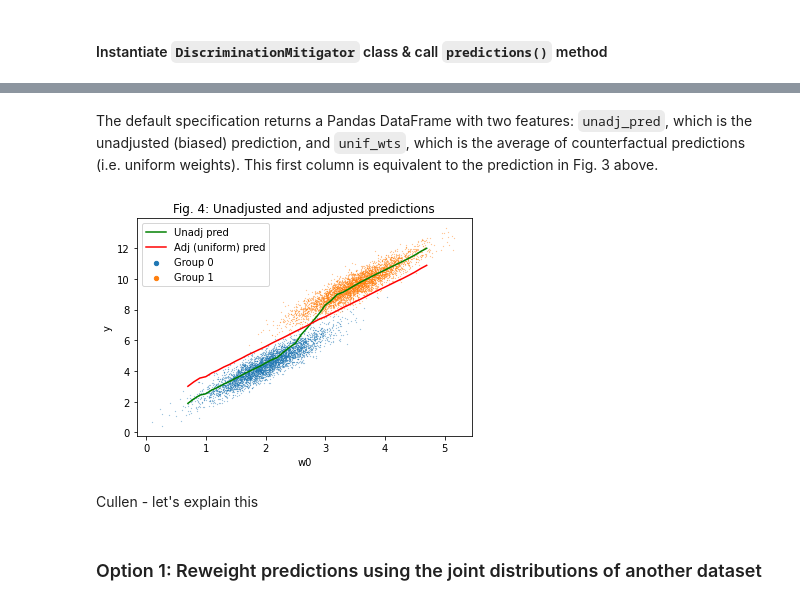
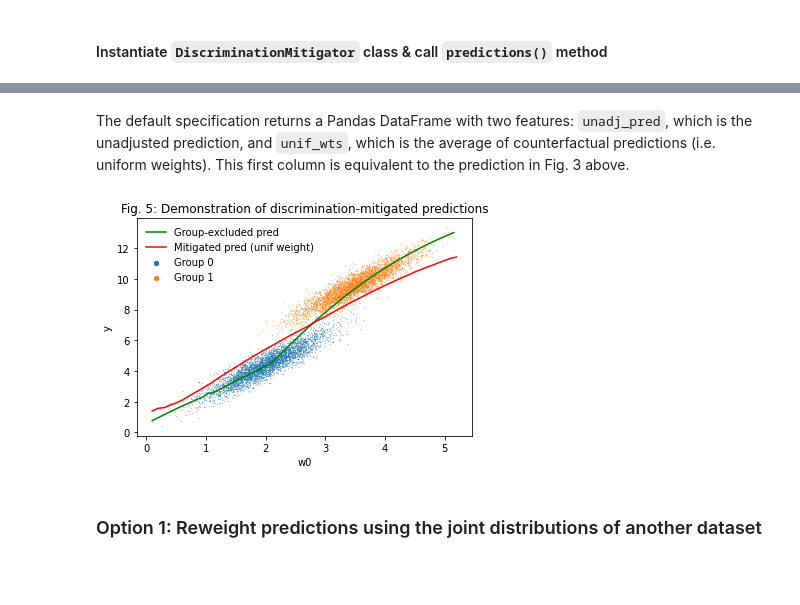
Before and after one commit to kingjosephm/DiscriminationMitigation, a Jupyter notebook: Example.ipynb, the cells around one changed output, grey strips where cells are left out. Drawn from its saved outputs; the diff is of its cells as text; code cells hidden in the pictures; blank space fills up the shorter version.

```diff
--- a/Example.ipynb
+++ b/Example.ipynb
@@ -14,11 +18,10 @@ tf.compat.v1.logging.set_verbosity(tf.compat.v1.logging.ERROR) # turn off tensor
 def keras_model():
     tf.keras.backend.clear_session()
     model = tf.keras.Sequential()
-    model.add(tf.keras.layers.Dense(32))
-    model.add(tf.keras.layers.Dropout(0.2))
-    model.add(tf.keras.layers.Dense(128))
-    model.add(tf.keras.layers.Dropout(0.2))
-    model.add(tf.keras.layers.Dense(16))
+    model.add(tf.keras.layers.Dense(32, activation='tanh'))
+    model.add(tf.keras.layers.Dropout(0.01))
+    model.add(tf.keras.layers.Dense(16, activation='relu'))
+    model.add(tf.keras.layers.Dropout(0.01))
     model.add(tf.keras.layers.Dense(1))
     model.compile(optimizer='adam', loss='mse')
     return model
@@ -118,5 +135,0 @@ plt.show()
-# %%
-model = keras_model()
-model.fit(synth[['c0', 'c1', 'w0']], synth['y'], epochs=60, batch_size=128, verbose=0)
-pred = pd.DataFrame(model.predict(synth[['c0', 'c1', 'w0']]))
-pred = aggregate_data(pred)
@@ -156,8 +291,8 @@ The config file requires users specify the protected class feature(s) as a list.
 *NOTE: PROTECTED CLASS FEATURE(S) MUST BE INCLUDED IN THE TRAINING MODEL!!*
 # %%
 # Note - we estimate the same model as directly above for clarity
-model = keras_model()
-model.fit(synth[['c0', 'c1', 'w0']], synth['y'], epochs=60, batch_size=128, verbose=0)
+comprehensive_model = keras_model()
+comprehensive_model.fit(synth[['c0', 'c1', 'w0']], synth['y'], epochs=60, batch_size=128, verbose=0)
 # %% [output]
 <tensorflow.python.keras.callbacks.History at 0x...>
 # %% [markdown]
@@ -187,20 +337,22 @@ max      13.026226    11.888220
 # %% [markdown]
-The default specification returns a Pandas DataFrame with two features: `unadj_pred`, which is the unadjusted (biased) prediction, and `unif_wts`, which is the average of counterfactual predictions (i.e. uniform weights). This first column is equivalent to the prediction in Fig. 3 above.
+The default specification returns a Pandas DataFrame with two features: `unadj_pred`, which is the unadjusted prediction, and `unif_wts`, which is the average of counterfactual predictions (i.e. uniform weights). This first column is equivalent to the prediction in Fig. 3 above.
 # %%
 avg = aggregate_data(mitigated) # Average by rounded 'w0'
 plt.scatter(c0_grp["w0"], c0_grp["y"], label='Group 0', s=0.03)
 plt.scatter(c1_grp["w0"], c1_grp["y"], label='Group 1', s=0.03)
-plt.plot(avg['unadj_pred'], label='Unadj pred', color='green')
-plt.plot(avg['unif_wts'], label='Adj (uniform) pred', color='red')
-plt.title('Fig. 4: Unadjusted and adjusted predictions')
+
+group_excluded_model = keras_model()
+group_excluded_model.fit(synth[['w0']], synth['y'], epochs=60, batch_size=128, verbose=0)
+group_excluded_pred = group_excluded_model.predict(synth.sort_values(by='w0')[['w0']])
+plt.plot(synth.sort_values(by='w0')[['w0']], group_excluded_pred, label='Group-excluded pred', color='green')
+plt.plot(avg['unif_wts'], label='Mitigated pred (unif weight)', color='red')
+plt.title('Fig. 5: Demonstration of discrimination-mitigated predictions')
 plt.xlabel('w0')
 plt.ylabel('y')
-plt.legend(markerscale=25)
+plt.legend(markerscale=25, frameon=False)
 plt.show()
 # %% [output]
-[figure, old version]
+[figure, new version]
-# %% [markdown]
-Cullen - let's explain this
 # %% [markdown]
 ### Option 1: Reweight predictions using the joint distributions of another dataset
 # %%
```
Also changed, not shown: parts of 42 cells of this notebook, 16 other files.
